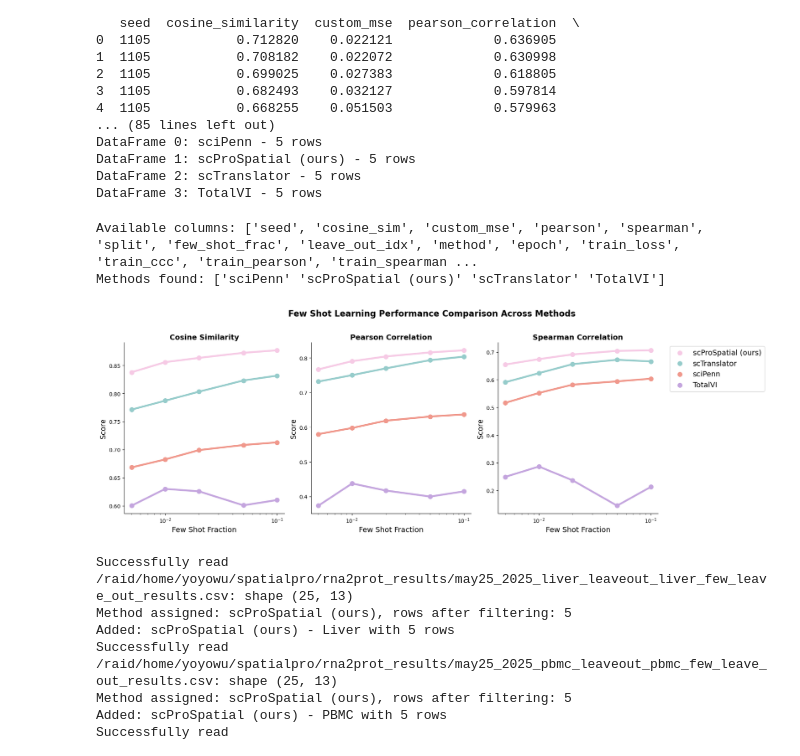
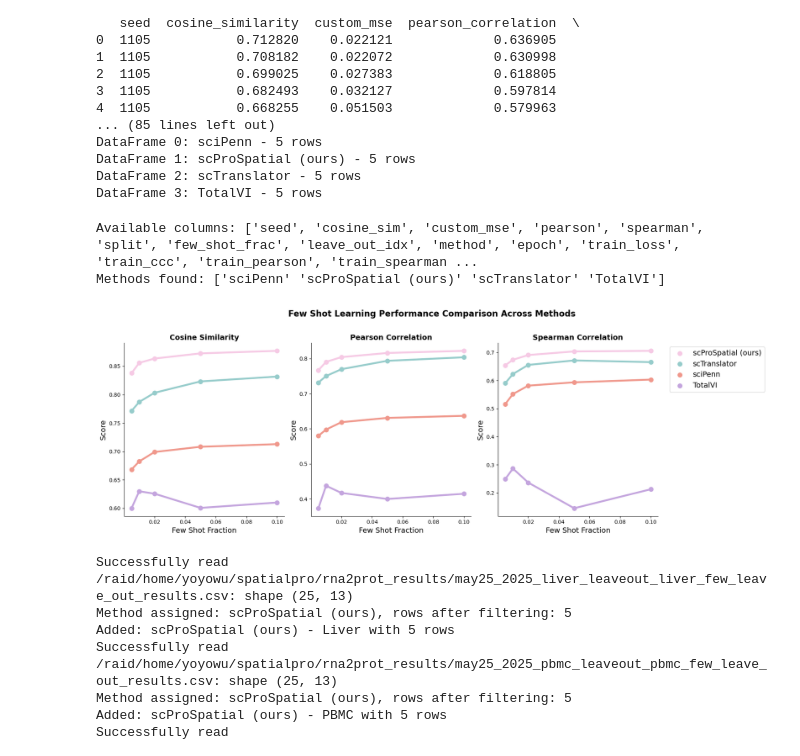
Before and after one commit to AdorableYoyo/scProSpatial, a Jupyter notebook: reproducibility/Figure2.ipynb, the cells around one changed output. Saved outputs shown, nothing was run; the diff lists cells and outputs as text; code cells hidden in the pictures.

```diff
--- a/reproducibility/Figure2.ipynb
+++ b/reproducibility/Figure2.ipynb
@@ -213,37 +213,37 @@ if dfs:
         ax.set_title(metric_name, fontsize=14, fontweight='bold')
         ax.set_xlabel('Few Shot Fraction', fontsize=14)
         ax.set_ylabel('Score', fontsize=14)
 
         # Remove top and right spines
         ax.spines['top'].set_visible(False)
         ax.spines['right'].set_visible(False)
-
+        # ax.autoscale(tight=True)
         # Set x-axis to log scale if fractions are small
-        if combined_df[few_shot_col].max() <= 1.0:
-            ax.set_xscale('log')
+        # if combined_df[few_shot_col].max() <= 1.0:
+        #     # ax.set_xscale('log')
 
         # Only show legend on the last plot with custom order
         if i == 2:
             # Get handles and labels in the order we want
             handles = []
             labels = []
             for method in legend_order:
                 for handle, label in zip(ax.get_legend_handles_labels()[0], ax.get_legend_handles_labels()[1]):
                     if label == method:
                         handles.append(handle)
                         labels.append(label)
             ax.legend(handles, labels, bbox_to_anchor=(1.05, 1), loc='upper left',fontsize=14)
 
     plt.tight_layout()
     plt.show()
 
     # Save the figure
     fig.savefig('/raid/home/yoyowu/spatialpro/plots/liver_few_shot_comparison_scatter.png',
                 dpi=300, bbox_inches='tight')
 # %% [output]
 Available columns: ['seed', 'cosine_sim', 'custom_mse', 'pearson', 'spearman', 'split', 'few_shot_frac', 'leave_out_idx', 'method', 'epoch', 'train_loss', 'train_ccc', 'train_pearson', 'train_spearman ...
 Methods found: ['sciPenn' 'scProSpatial (ours)' 'scTranslator' 'TotalVI']
-[figure, old version]
+[figure, new version]
 # %%
 import pandas as pd
 import matplotlib.pyplot as plt
```
Also changed, not shown: 3 other files.
